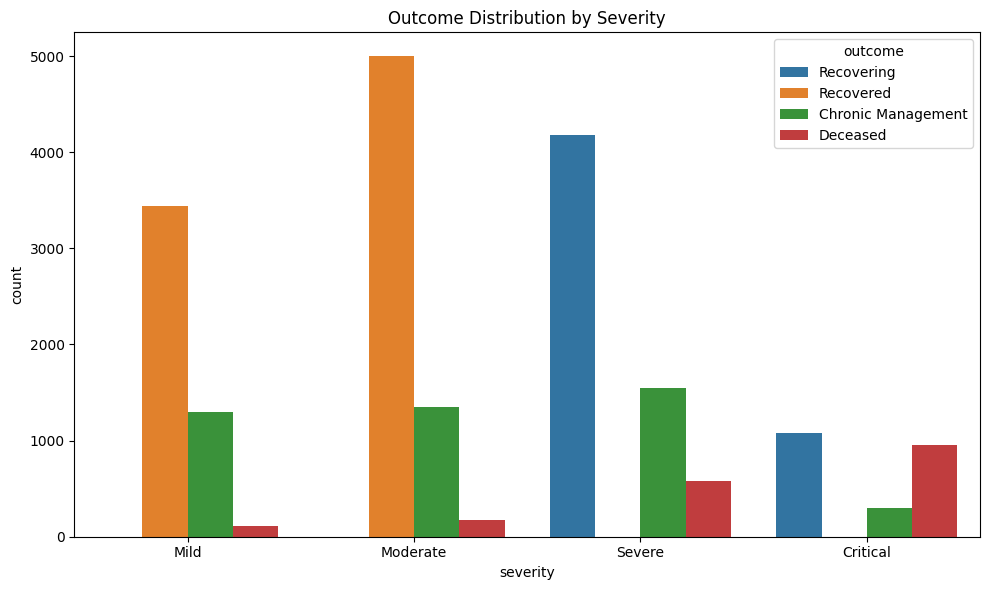
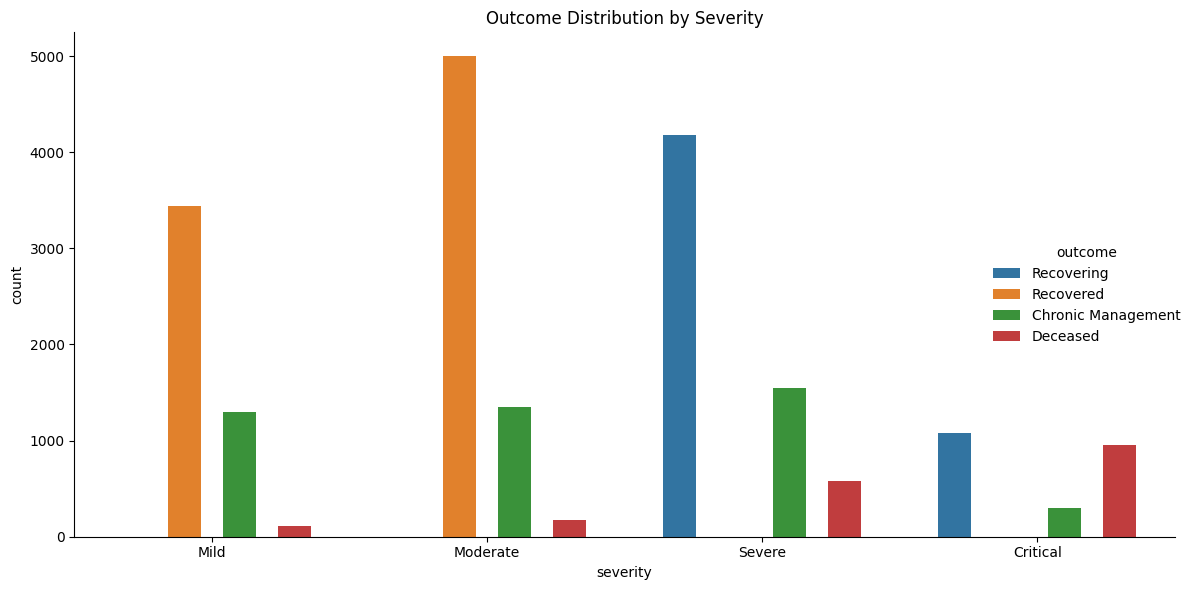
The notebook cell's code change between the first figure and the second:
--- before
+++ after
@@ -1,5 +1,16 @@
 plt.figure(figsize=(10,6))
-sns.countplot(x=df_raw["severity"], hue=df["outcome"], order=['Mild', 'Moderate', 'Severe', 'Critical'])
+# sns.countplot(x=df_raw["severity"], hue=df_raw["outcome"], order=['Mild', 'Moderate', 'Severe', 'Critical'])
+sns.catplot(
+    data=df_raw, 
+    x="severity", 
+    hue="outcome", 
+    order=['Mild', 'Moderate', 'Severe', 'Critical'],
+    kind="count",
+    gap=0.4, # Adjust this value (0 to 1) to increase/decrease the gap between hue bars
+    height=6, 
+    aspect=1.66 # Keeps the roughly 10:6 aspect ratio
+)
 plt.title('Outcome Distribution by Severity')
 plt.tight_layout()
+plt.savefig("figures/outcome_distribution_by_severity.png")
 plt.show()

Commit: Adding code to save graphs and uploading all the saved graphs